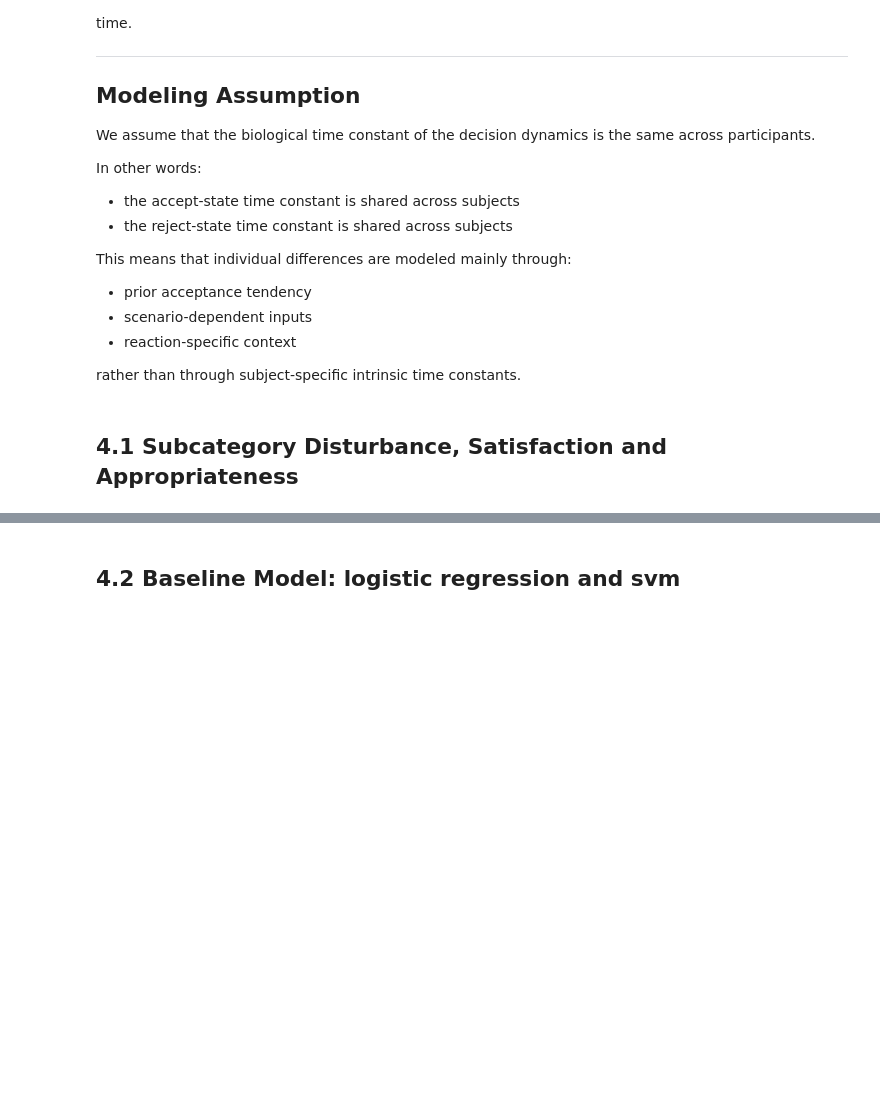
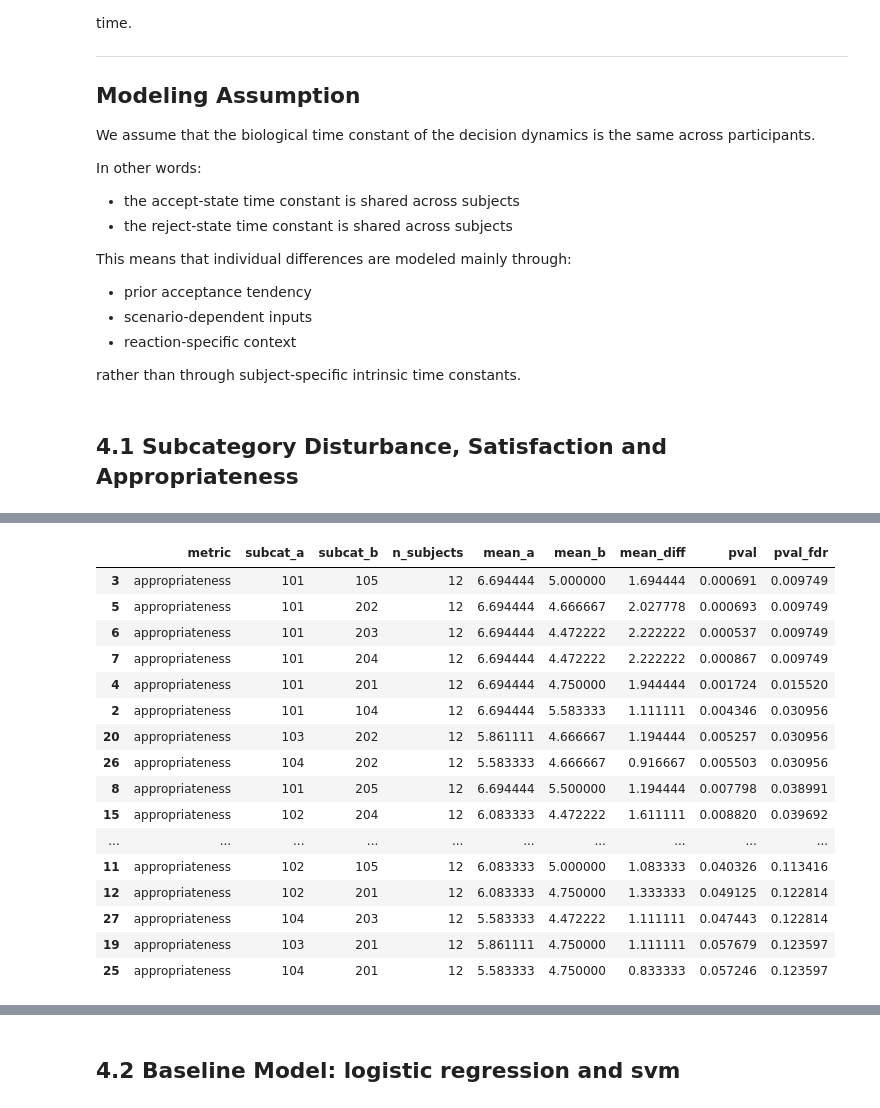
Before and after one commit to yxlin02/HCICarSim, a Jupyter notebook: DataAnalysis.ipynb, the cells around one changed output, grey strips where cells are left out. Cells and saved outputs as stored; diff of their text form; code cells hidden in the pictures; blank space fills up the shorter version.

```diff
--- a/DataAnalysis.ipynb
+++ b/DataAnalysis.ipynb
@@ -40,6 +42,10 @@ data_dir = DATA_DIR / phase
 
 df_phase = pd.read_csv(data_dir / "PhaseI_Block.csv")
 df_pattern = pd.read_csv(data_dir / "RecommendationPatterns.csv")
+
+df_subcategory_rating = pd.read_csv(data_dir / "Rating_subcategory.csv")
+
+df_subcategory_rating = readsubcategoryrating.format(df_subcategory_rating)
 # %%
 data_dict = defaultdict(dict)
 
@@ -697,3 +703,19 @@ df_reaction = databuilder.build_per_reaction_df(
 reaction_data_dict = databuilder.build_per_reaction_data_dict(df_reaction)
 # %% [markdown]
 ## 4.1 Subcategory Disturbance, Satisfaction and Appropriateness
+# %%
+import pandas as pd
+import numpy as np
+import statsmodels.formula.api as smf
+from statsmodels.stats.multitest import multipletests
+import matplotlib.pyplot as plt
+import seaborn as sns
+
+df = df_reaction.copy()
+
+df["scene_id"] = df["scene_id"].astype("category")
+df["mode"] = df["mode"].astype("category")
+df["recommendation_subcategory"] = df["recommendation_subcategory"].astype("category")
+df["sub_id"] = df["sub_id"].astype("category")
+
+metrics = ["appropriateness", "disturbance", "satisfaction"]
@@ -699,0 +869,62 @@ reaction_data_dict = databuilder.build_per_reaction_data_dict(df_reaction)
+# %%
+from itertools import combinations
+from scipy.stats import ttest_rel
+
+pairwise_rows = []
+
+for metric in metrics:
+    agg = (
+        df.groupby(["sub_id", "recommendation_subcategory"], observed=True)[metric]
+        .mean()
+        .reset_index()
+    )
+
+    wide = agg.pivot(index="sub_id", columns="recommendation_subcategory", values=metric)
+
+    for a, b in combinations(wide.columns, 2):
+        paired = wide[[a, b]].dropna()
+        if len(paired) >= 2:
+            stat, pval = ttest_rel(paired[a], paired[b])
+            pairwise_rows.append({
+                "metric": metric,
+                "subcat_a": a,
+                "subcat_b": b,
+                "n_subjects": len(paired),
+                "mean_a": paired[a].mean(),
+                "mean_b": paired[b].mean(),
+                "mean_diff": (paired[a] - paired[b]).mean(),
+                "pval": pval
+            })
+
+pairwise_df = pd.DataFrame(pairwise_rows)
+
+# FDR per metric
+pairwise_df["pval_fdr"] = np.nan
+for metric in metrics:
+    idx = pairwise_df["metric"] == metric
+    if idx.sum() > 0:
+        pairwise_df.loc[idx, "pval_fdr"] = multipletests(
+            pairwise_df.loc[idx, "pval"],
+            method="fdr_bh"
+        )[1]
+
+pairwise_df = pairwise_df.sort_values(["metric", "pval_fdr"])
+pairwise_df.head(20)
+# %% [output]
+|  | metric | subcat_a | subcat_b | n_subjects | mean_a | mean_b | mean_diff | pval | pval_fdr |
+| 3 | appropriateness | 101 | 105 | 12 | 6.694444 | 5.000000 | 1.694444 | 0.000691 | 0.009749 |
+| 5 | appropriateness | 101 | 202 | 12 | 6.694444 | 4.666667 | 2.027778 | 0.000693 | 0.009749 |
+| 6 | appropriateness | 101 | 203 | 12 | 6.694444 | 4.472222 | 2.222222 | 0.000537 | 0.009749 |
+| 7 | appropriateness | 101 | 204 | 12 | 6.694444 | 4.472222 | 2.222222 | 0.000867 | 0.009749 |
+| 4 | appropriateness | 101 | 201 | 12 | 6.694444 | 4.750000 | 1.944444 | 0.001724 | 0.015520 |
+| 2 | appropriateness | 101 | 104 | 12 | 6.694444 | 5.583333 | 1.111111 | 0.004346 | 0.030956 |
+| 20 | appropriateness | 103 | 202 | 12 | 5.861111 | 4.666667 | 1.194444 | 0.005257 | 0.030956 |
+| 26 | appropriateness | 104 | 202 | 12 | 5.583333 | 4.666667 | 0.916667 | 0.005503 | 0.030956 |
+| 8 | appropriateness | 101 | 205 | 12 | 6.694444 | 5.500000 | 1.194444 | 0.007798 | 0.038991 |
+| 15 | appropriateness | 102 | 204 | 12 | 6.083333 | 4.472222 | 1.611111 | 0.008820 | 0.039692 |
+| ... | ... | ... | ... | ... | ... | ... | ... | ... | ... |
+| 11 | appropriateness | 102 | 105 | 12 | 6.083333 | 5.000000 | 1.083333 | 0.040326 | 0.113416 |
+| 12 | appropriateness | 102 | 201 | 12 | 6.083333 | 4.750000 | 1.333333 | 0.049125 | 0.122814 |
+| 27 | appropriateness | 104 | 203 | 12 | 5.583333 | 4.472222 | 1.111111 | 0.047443 | 0.122814 |
+| 19 | appropriateness | 103 | 201 | 12 | 5.861111 | 4.750000 | 1.111111 | 0.057679 | 0.123597 |
+| 25 | appropriateness | 104 | 201 | 12 | 5.583333 | 4.750000 | 0.833333 | 0.057246 | 0.123597 |
```
Also changed, not shown: parts of 8 cells of this notebook, 3 other files.
